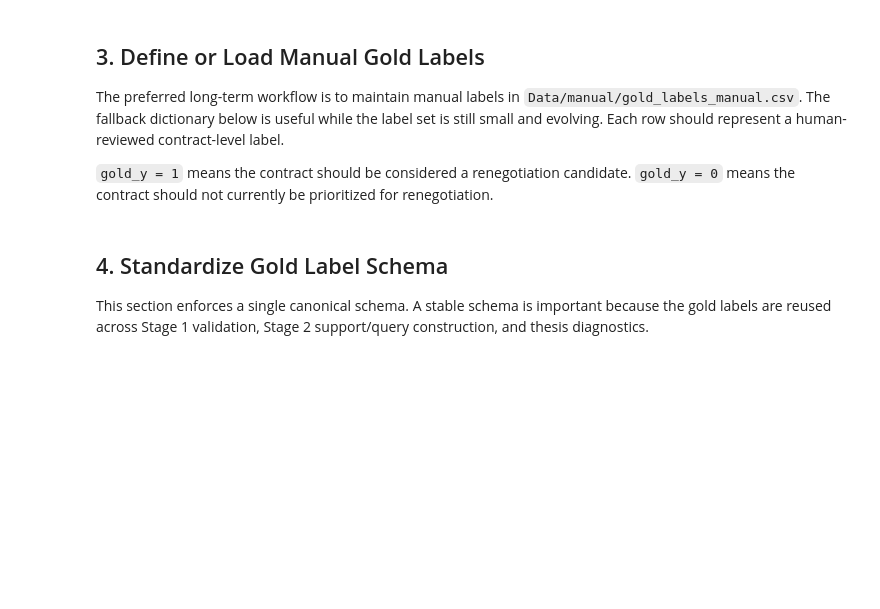
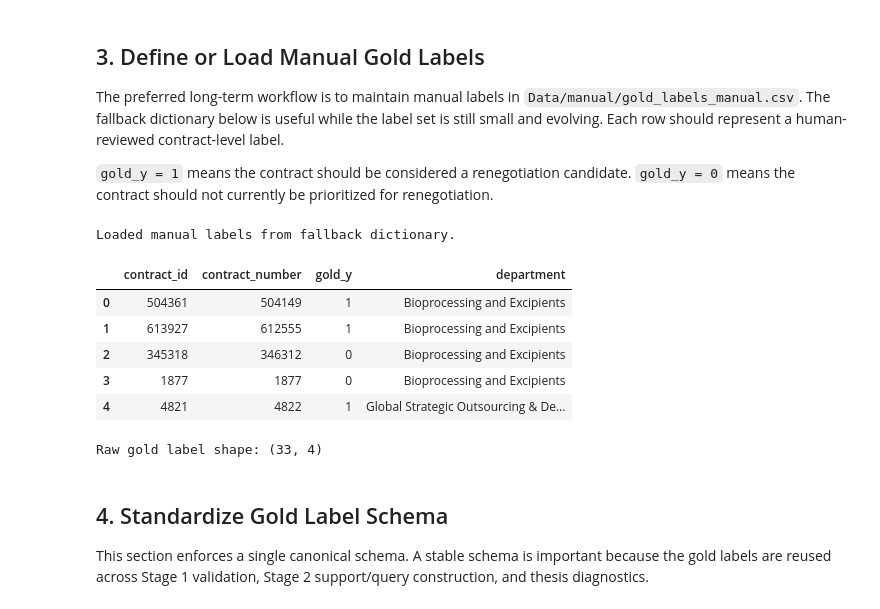
Before and after one commit to ThomasRoennebek/Signal_Fusion_with_Meta-learners-, a Jupyter notebook: notebooks/13_prepare_gold_labels.ipynb, the cells around one changed output. Saved outputs shown, nothing was run; the diff lists cells and outputs as text; code cells hidden in the pictures; blank space fills up the shorter version.

```diff
--- a/notebooks/13_prepare_gold_labels.ipynb
+++ b/notebooks/13_prepare_gold_labels.ipynb
@@ -93,3 +72,75 @@ else:
+# %%
+MANUAL_LABEL_PATH = DATA_MANUAL / "gold_labels_manual.csv"
+
+# Optional fallback while collecting labels.
+# Replace or extend this dictionary when new category-manager labels arrive.
+# Keep contract IDs as strings to avoid integer/float formatting issues.
+gold_label_records = [
+    # Bioprocessing
+    {"contract_id": "504361", "contract_number": "504149", "gold_y": 1, "department": "Bioprocessing and Excipients"},
+    {"contract_id": "613927", "contract_number": "612555", "gold_y": 1, "department": "Bioprocessing and Excipients"},
+    {"contract_id": "345318", "contract_number": "346312", "gold_y": 0, "department": "Bioprocessing and Excipients"},
+    {"contract_id": "1877",   "contract_number": "1877",   "gold_y": 0, "department": "Bioprocessing and Excipients"},
+
+    # Global Strategic
+    {"contract_id": "4821",   "contract_number": "4822",   "gold_y": 1, "department": "Global Strategic Outsourcing & Devices & Needles"},
+    {"contract_id": "557",    "contract_number": "557",    "gold_y": 1, "department": "Global Strategic Outsourcing & Devices & Needles"},
+    {"contract_id": "565",    "contract_number": "565",    "gold_y": 1, "department": "Global Strategic Outsourcing & Devices & Needles"},
+    {"contract_id": "483149", "contract_number": "483178", "gold_y": 0, "department": "Global Strategic Outsourcing & Devices & Needles"},
+    {"contract_id": "25777",  "contract_number": "25777",  "gold_y": 0, "department": "Global Strategic Outsourcing & Devices & Needles"},
+
+    # Aseptic
+    {"contract_id": "577893", "contract_number": "577893", "gold_y": 0, "department": "Aseptic Production"},
+    {"contract_id": "370849", "contract_number": "370849", "gold_y": 0, "department": "Aseptic Production"},
+    {"contract_id": "595207", "contract_number": "595207", "gold_y": 0, "department": "Aseptic Production"},
+
+    # Packaging
+    {"contract_id": "193",  "contract_number": "193",  "gold_y": 1, "department": "Packaging material"},
+    {"contract_id": "213",  "contract_number": "213",  "gold_y": 1, "department": "Packaging material"},
+    {"contract_id": "190",  "contract_number": "190",  "gold_y": 1, "department": "Packaging material"},
+    {"contract_id": "1265", "contract_number": "1265", "gold_y": 1, "department": "Packaging material"},
+    {"contract_id": "1245", "contract_number": "1245", "gold_y": 1, "department": "Packaging material"},
+    {"contract_id": "1256", "contract_number": "1256", "gold_y": 1, "department": "Packaging material"},
+    {"contract_id": "248",  "contract_number": "248",  "gold_y": 0, "department": "Packaging material"},
+    {"contract_id": "250",  "contract_number": "250",  "gold_y": 0, "department": "Packaging material"},
+
+    # Logistics
+    {"contract_id": "192312", "contract_number": "192325", "gold_y": 1, "department": "Logistics"},
+    {"contract_id": "541883", "contract_number": "541269", "gold_y": 1, "department": "Logistics"},
+    {"contract_id": "582913", "contract_number": "581732", "gold_y": 1, "department": "Logistics"},
+    {"contract_id": "569028", "contract_number": "568080", "gold_y": 1, "department": "Logistics"},
+    {"contract_id": "470427", "contract_number": "470608", "gold_y": 1, "department": "Logistics"},
+    {"contract_id": "530290", "contract_number": "529779", "gold_y": 1, "department": "Logistics"},
+    {"contract_id": "533151", "contract_number": "532634", "gold_y": 0, "department": "Logistics"},
+    {"contract_id": "550918", "contract_number": "550237", "gold_y": 0, "department": "Logistics"},
+    {"contract_id": "525275", "contract_number": "524758", "gold_y": 0, "department": "Logistics"},
+    {"contract_id": "335471", "contract_number": "336520", "gold_y": 0, "department": "Logistics"},
+    {"contract_id": "607710", "contract_number": "606340", "gold_y": 0, "department": "Logistics"},
+    {"contract_id": "536891", "contract_number": "536319", "gold_y": 0, "department": "Logistics"},
+    {"contract_id": "599608", "contract_number": "598142", "gold_y": 0, "department": "Logistics"},
+]
+
+if MANUAL_LABEL_PATH.exists():
+    df_gold_raw = pd.read_csv(MANUAL_LABEL_PATH, dtype={"contract_id": "string", "contract_number": "string"})
+    print("Loaded manual labels from:", MANUAL_LABEL_PATH)
+else:
+    df_gold_raw = pd.DataFrame(gold_label_records)
+    print("Loaded manual labels from fallback dictionary.")
+
+if df_gold_raw.empty:
+    print("WARNING: No manual gold labels loaded yet. Add labels to the dictionary or Data/manual/gold_labels_manual.csv.")
+else:
+    display(df_gold_raw.head())
+    print("Raw gold label shape:", df_gold_raw.shape)
+# %% [output]
+Loaded manual labels from fallback dictionary.
+|  | contract_id | contract_number | gold_y | department |
+| 0 | 504361 | 504149 | 1 | Bioprocessing and Excipients |
+| 1 | 613927 | 612555 | 1 | Bioprocessing and Excipients |
+| 2 | 345318 | 346312 | 0 | Bioprocessing and Excipients |
+| 3 | 1877 | 1877 | 0 | Bioprocessing and Excipients |
+| 4 | 4821 | 4822 | 1 | Global Strategic Outsourcing & De... |
+Raw gold label shape: (33, 4)
 # %% [markdown]
 ## 4. Standardize Gold Label Schema
 
```
Also changed, not shown: parts of 16 cells of this notebook, 10 other files.
